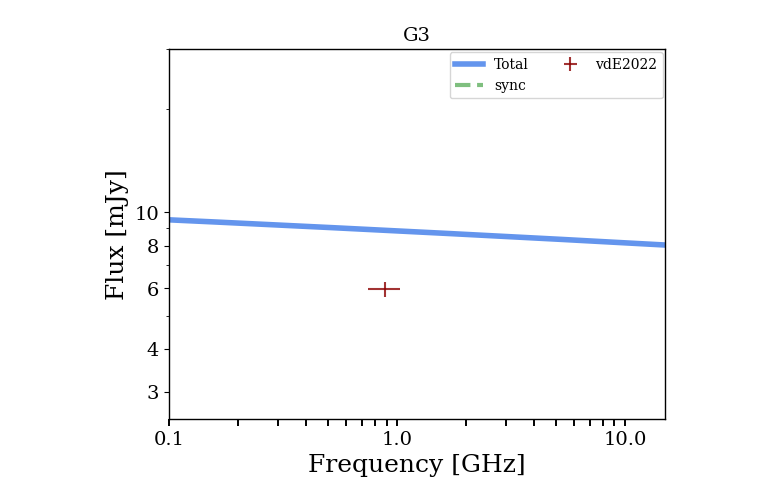
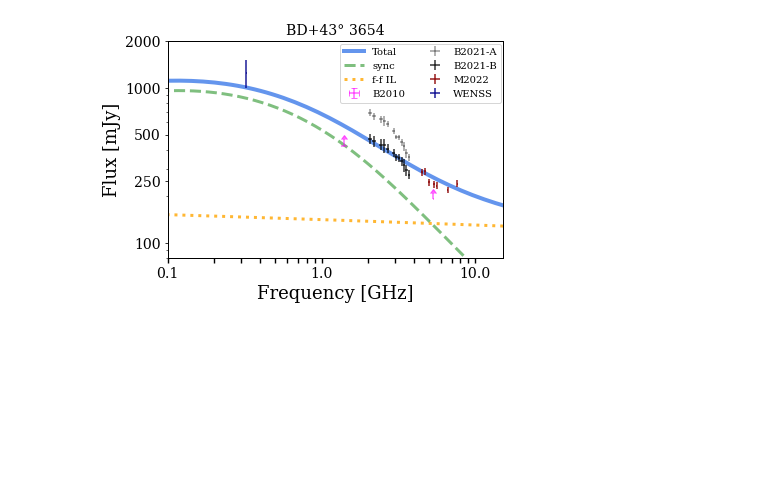
Before and after one commit to santimda/Code_BS, a Jupyter notebook: Extended/jupyter_notebooks/Radio_SED/plot_radioSEDs.ipynb, the cells around one changed output. Cells and saved outputs as stored; diff of their text form; code cells hidden in the pictures; blank space fills up the shorter version.

```diff
--- a/Extended/jupyter_notebooks/Radio_SED/plot_radioSEDs.ipynb
+++ b/Extended/jupyter_notebooks/Radio_SED/plot_radioSEDs.ipynb
@@ -158,31 +165,37 @@ plt.setp(ax, xlabel=r"Frequency [GHz]")
 plt.setp(ax, ylabel=r"Flux [mJy]")
 
 # Definiciones generales
-#plt.xlim(1, 15)
-plt.xlim(0.1,15)
-#plt.ylim(100,800)
+#plt.xlim(0.3, 15)
+#plt.xlim(1,15)
+plt.xlim(0.1,15.)
+#plt.ylim(5,200)
+#plt.ylim(100,700)
+plt.ylim(80,2000) #BD+43
+#plt.ylim(100,200)
 #plt.ylim(1,20)
-plt.ylim(2.5,30)
+#plt.ylim(2.5,30)
 
 # Grafico las funciones individuales y su suma usando una paleta discreta
 for i in range(n):
     plt.plot(nu, S_tot, ls='-', color='cornflowerblue', linewidth=4, label='Total', zorder=1)
     plt.plot(nu_sy, S_sy, ls='--', color='green', linewidth=3,alpha=0.5, label='sync', zorder=1)
     #plt.plot(nu_ff, S_ff, ls='--', color='green', linewidth=3, alpha=0.5, label='f-f', zorder=1)
-    #plt.plot(nu_ion, S_ion, ls=':', color='darkblue', linewidth=3, alpha=0.7, label='f-f IL', zorder=1)
+    plt.plot(nu_ion, S_ion, ls=':', color='orange', linewidth=3, alpha=0.8, label='f-f IL', zorder=1)
     #plt.plot(nu_ISM, S_ISM, ls='--', color='grey', linewidth=3, alpha=0.99, label='ISM', zorder=1)
 
 # Grafico cada set de datos y sus barras de error
 # BD+43°3654
-#plt.title('BD+43° 3654')
-#plt.errorbar(nu_msx, flux_msx, yerr=flux_msx_err, xerr=nu_msx_err, lolims=True, ecolor='magenta', alpha=0.6, fmt='none', label='B2010',zorder=2)#, , ecolor='blue', alpha=0.8, fmt='none', label = 'Benaglia+2010')
-#plt.errorbar(nu_jvla, flux_jvla, yerr=flux_jvla_err, xerr=nu_jvla_err, ecolor='k', alpha=0.4, fmt='none', label = 'B2021-A',zorder=2)
-#plt.errorbar(nu_jvla_B, flux_jvla_B, yerr=flux_jvla_B_err, xerr=nu_jvla_B_err, ecolor='k', alpha=0.8, fmt='none', label = 'B2021-B',zorder=2)
-#plt.errorbar(nu_feat, flux_feat, yerr=flux_feat_err, xerr=nu_feat_err, ecolor='darkred', alpha=0.9, fmt='none', label = 'M2022', zorder=2)
+plt.title('BD+43° 3654')
+plt.errorbar(nu_msx, flux_msx, yerr=flux_msx_err, xerr=nu_msx_err, lolims=True, ecolor='magenta', alpha=0.6, fmt='none', label='B2010',zorder=2)#, , ecolor='blue', alpha=0.8, fmt='none', label = 'Benaglia+2010')
+plt.errorbar(nu_jvla, flux_jvla, yerr=flux_jvla_err, xerr=nu_jvla_err, ecolor='k', alpha=0.4, fmt='none', label = 'B2021-A',zorder=2)
+plt.errorbar(nu_jvla_B, flux_jvla_B, yerr=flux_jvla_B_err, xerr=nu_jvla_B_err, ecolor='k', alpha=0.8, fmt='none', label = 'B2021-B',zorder=2)
+plt.errorbar(nu_feat, flux_feat, yerr=flux_feat_err, xerr=nu_feat_err, ecolor='darkred', alpha=0.9, fmt='none', label = 'M2022', zorder=2)
+plt.errorbar(nu_wenss, flux_wenss, yerr=flux_wenss_err, xerr=nu_wenss_err, ecolor='darkblue', alpha=0.9, fmt='none', label = 'WENSS', zorder=2)
+
 
 # HD 319881
-plt.title('G3')
-plt.errorbar(nu_VdE, HD_319881, yerr=HD_319881_err, xerr=nu_VdE_err, ecolor='darkred', alpha=0.8, fmt='none', label = 'vdE2022',zorder=2)
+#plt.title('G3')
+#plt.errorbar(nu_VdE, HD_319881, yerr=HD_319881_err, xerr=nu_VdE_err, ecolor='darkred', alpha=0.8, fmt='none', label = 'vdE2022',zorder=2)
 
 # RCW 49 S1
 #plt.title('RCW 49 S1')
@@ -201,35 +214,41 @@ plt.errorbar(nu_VdE, HD_319881, yerr=HD_319881_err, xerr=nu_VdE_err, ecolor='dar
 #plt.errorbar(nu_VdE, HIP_88652, yerr=HIP_88652_err, xerr=nu_VdE_err, ecolor='darkred', alpha=0.8, fmt='none', label = 'vdE2022',zorder=2)
 
 # Vela X-1
-#plt.title('Vela X-1 - T')
+#plt.title('Vela X-1')
 #plt.errorbar(nu_VX1, V_X1, yerr=V_X1_err, xerr=nu_VX1_err, ecolor='darkred', alpha=0.8, fmt='none', label = 'vdE2022',zorder=2)
 
 plt.legend( bbox_to_anchor=(0.01, 0.01, 1., 1.), loc='upper right', ncol=2,prop={'size': 10},fontsize=22)
 #plt.legend( bbox_to_anchor=(0.01, 0.01, 1., .102), loc='lower left', ncol=1,prop={'size': 10},fontsize=22)
 ax.loglog()
 #ax.xaxis.set_minor_formatter(mticker.ScalarFormatter())
 #ax.yaxis.set_major_formatter(ticker.ScalarFormatter())
 ax.set_yscale('log')
 #ax.set_yticks([200, 300, 400, 500, 600, 700])
+ax.set_yticks([100, 250, 500,1000,2000])
+#ax.set_yticks([10, 50,100])
 #ax.set_yticks([5,10,20])
-ax.set_yticks([3,4,6,8,10])
+#ax.set_yticks([100,120,140,160,180,200])
+#ax.set_yticks([2,4,6,8,10])
+#ax.set_yticks([1,5,10,20])
 #ax.set_xticks([1,10])
 ax.set_xticks([0.1,1,10])
+#ax.set_xticks([0.3,0.35,0.4])
 ax.get_yaxis().set_major_formatter(matplotlib.ticker.ScalarFormatter())
 ax.get_xaxis().set_major_formatter(matplotlib.ticker.ScalarFormatter())
 #cbar = fig.colorbar(sm, ticks=c, label=r"$\dot{M}$ [$10^{-5}$ M$_\odot$ yr$^{-1}$]", pad=0.02)
 #cbar.ax.set_yticklabels(Mdots)  # vertically oriented colorbar
 
 #ax.text(0.25, 0.02, r'$\eta_{\rm H}$ = 0.06',family='serif', fontsize=12)
 #ax.text(0.75, 0.02, r'$L_{\rm inj,e} = 0.1 L_\perp$',family='serif', fontsize=12)
+#ax.text(0.75, 0.02, r'$L_{\rm inj,e} = 0.1 L_\perp$',family='serif', fontsize=12)
 #ax.text(3, 0.02, r'$\eta_{\rm B} = 0.1$',family='serif', fontsize=12)
 #ax.text(9., 0.02, r'$\alpha = 2$',family='serif', fontsize=12)
 #ax.text(6.5, 0.015, r'$L_{\rm inj,e} = 0.01 L_\perp$',family='serif', fontsize=11)
 #ax.text(0.22, 750., "BD+43° 3654", family='serif', fontsize=11)
 #ax.text(3., 50., r'$\eta_{\rm B} = 0.1 \quad L_{\rm inj,e} = 0.01 L_\perp$',family='serif', fontsize=11)
-#ax.text(0.108, 50., "HD 319881", family='serif', fontsize=11)
+#ax.text(0.108, 1700., r'$p_1 = 5$', family='serif', fontsize=11)
 
 #plt.show()
 # %% [output]
-[figure, old version]
+[figure, new version]
 # %%
```
Also changed, not shown: parts of 3 cells of this notebook, 21 other files.
